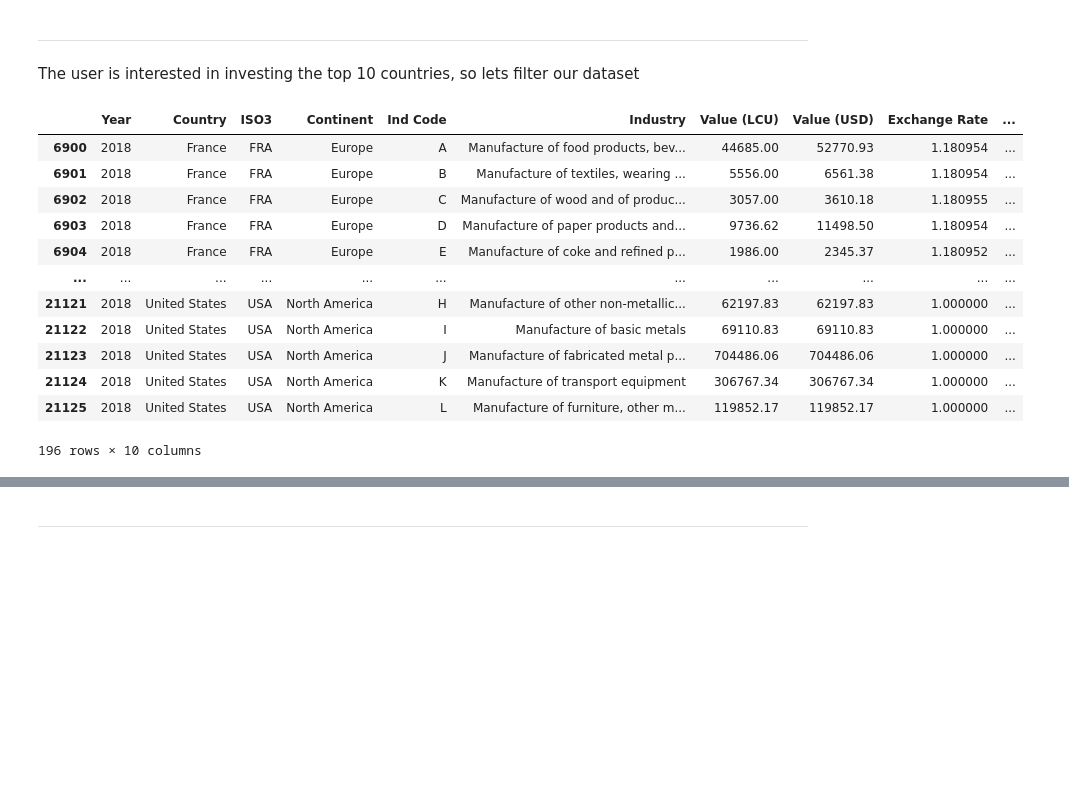
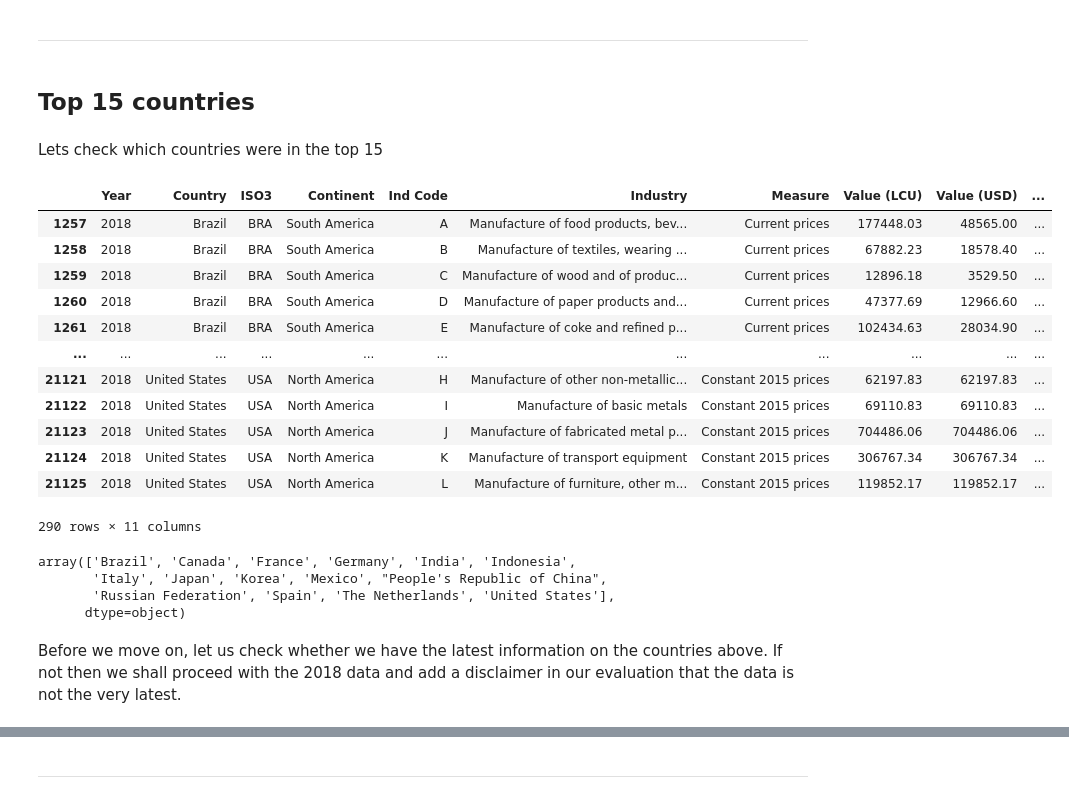
Before and after one commit to Tee-DataA/Capstone, a Jupyter notebook: jupyter_notebooks/EDA.ipynb, the cells around one changed output, grey strips where cells are left out. Drawn from its saved outputs; the diff is of its cells as text; code cells hidden in the pictures; blank space fills up the shorter version.

Commit message:
added current and constant csv. Performed initial EDA and filtered top 15 countries

```diff
--- a/jupyter_notebooks/EDA.ipynb
+++ b/jupyter_notebooks/EDA.ipynb
@@ -56,12 +56,12 @@ import seaborn as sns
 import plotly.express as px
 # %%
 # Load the datasets
-df_final = pd.read_csv(os.path.join(current_dir, 'df_final.csv'))
+df_eng_final = pd.read_csv(os.path.join(current_dir, 'df_eng_final.csv'))
 industry_total = pd.read_csv(os.path.join(current_dir, 'industry_total.csv'))
 industry_ref = pd.read_csv(os.path.join(current_dir, 'industry_reference.csv'))
 
 # Display the first few rows of each dataframe to confirm they are loaded correctly
-print(df_final.head(2))
+print(df_eng_final.head(2))
 print('----------------------------------------------------------------------------------')
 print(industry_total.head(2))
 print('----------------------------------------------------------------------------------')
@@ -92,10 +92,10 @@ print(industry_ref.head(2))
 Lets start by seeing the distribution of industries globally. We'll take the data from 2018 as this is the latest year which has most of the main countries available.
 # %%
 # Filter the data for the year 2018
-df_final_2018 = df_final[df_final['Year'] == 2018]
+df_eng_final_2018 = df_eng_final[df_eng_final['Year'] == 2018]
 
 # Create the sunburst chart
-fig = px.sunburst(data_frame=df_final_2018, path=['Continent', 'Country'], values='Value (USD)',
+fig = px.sunburst(data_frame=df_eng_final_2018, path=['Continent', 'Country'], values='Value (USD)',
                   color='Value (USD)', hover_name='ISO3')
 fig.show()
 # %% [markdown]
@@ -132,4 +131,2 @@ industry_ref
 # %% [markdown]
 ---
-# %% [markdown]
-The user is interested in investing the top 10 countries, so lets filter our dataset
@@ -138,26 +133,40 @@ print
+# %% [markdown]
+## Top 15 countries
+# %% [markdown]
+Lets check which countries were in the top 15
 # %%
 # Aggregate the data by country to get the total USD value for each country
-country_aggregated = df_final_2018.groupby('Country')['Value (USD)'].sum().reset_index()
+country_aggregated = df_eng_final_2018.groupby('Country')['Value (USD)'].sum().reset_index()
 
 # Sort the countries by the total USD value in descending order and select the top 10
-top_10_countries = country_aggregated.sort_values(by='Value (USD)', ascending=False).head(10)['Country']
+top_15_countries = country_aggregated.sort_values(by='Value (USD)', ascending=False).head(15)['Country']
 
-# Filter df_final_2018 to include only the top 10 countries
-df_final_2018_top_10 = df_final_2018[df_final_2018['Country'].isin(top_10_countries)]
+# Filter df_eng_final_2018 to include only the top 10 countries
+df_15 = df_eng_final_2018[df_eng_final_2018['Country'].isin(top_15_countries)]
 
 # Display the filtered dataframe
-df_final_2018_top_10
+df_15
 # %% [output]
-|  | Year | Country | ISO3 | Continent | Ind Code | Industry | Value (LCU) | Value (USD) | Exchange Rate | ... |
-| 6900 | 2018 | France | FRA | Europe | A | Manufacture of food products, bev... | 44685.00 | 52770.93 | 1.180954 | ... |
-| 6901 | 2018 | France | FRA | Europe | B | Manufacture of textiles, wearing ... | 5556.00 | 6561.38 | 1.180954 | ... |
-| 6902 | 2018 | France | FRA | Europe | C | Manufacture of wood and of produc... | 3057.00 | 3610.18 | 1.180955 | ... |
-| 6903 | 2018 | France | FRA | Europe | D | Manufacture of paper products and... | 9736.62 | 11498.50 | 1.180954 | ... |
-| 6904 | 2018 | France | FRA | Europe | E | Manufacture of coke and refined p... | 1986.00 | 2345.37 | 1.180952 | ... |
+|  | Year | Country | ISO3 | Continent | Ind Code | Industry | Measure | Value (LCU) | Value (USD) | ... |
+| 1257 | 2018 | Brazil | BRA | South America | A | Manufacture of food products, bev... | Current prices | 177448.03 | 48565.00 | ... |
+| 1258 | 2018 | Brazil | BRA | South America | B | Manufacture of textiles, wearing ... | Current prices | 67882.23 | 18578.40 | ... |
+| 1259 | 2018 | Brazil | BRA | South America | C | Manufacture of wood and of produc... | Current prices | 12896.18 | 3529.50 | ... |
+| 1260 | 2018 | Brazil | BRA | South America | D | Manufacture of paper products and... | Current prices | 47377.69 | 12966.60 | ... |
+| 1261 | 2018 | Brazil | BRA | South America | E | Manufacture of coke and refined p... | Current prices | 102434.63 | 28034.90 | ... |
 | ... | ... | ... | ... | ... | ... | ... | ... | ... | ... | ... |
-| 21121 | 2018 | United States | USA | North America | H | Manufacture of other non-metallic... | 62197.83 | 62197.83 | 1.000000 | ... |
-| 21122 | 2018 | United States | USA | North America | I | Manufacture of basic metals | 69110.83 | 69110.83 | 1.000000 | ... |
-| 21123 | 2018 | United States | USA | North America | J | Manufacture of fabricated metal p... | 704486.06 | 704486.06 | 1.000000 | ... |
-| 21124 | 2018 | United States | USA | North America | K | Manufacture of transport equipment | 306767.34 | 306767.34 | 1.000000 | ... |
-| 21125 | 2018 | United States | USA | North America | L | Manufacture of furniture, other m... | 119852.17 | 119852.17 | 1.000000 | ... |
+| 21121 | 2018 | United States | USA | North America | H | Manufacture of other non-metallic... | Constant 2015 prices | 62197.83 | 62197.83 | ... |
+| 21122 | 2018 | United States | USA | North America | I | Manufacture of basic metals | Constant 2015 prices | 69110.83 | 69110.83 | ... |
+| 21123 | 2018 | United States | USA | North America | J | Manufacture of fabricated metal p... | Constant 2015 prices | 704486.06 | 704486.06 | ... |
+| 21124 | 2018 | United States | USA | North America | K | Manufacture of transport equipment | Constant 2015 prices | 306767.34 | 306767.34 | ... |
+| 21125 | 2018 | United States | USA | North America | L | Manufacture of furniture, other m... | Constant 2015 prices | 119852.17 | 119852.17 | ... |
-196 rows × 10 columns
+290 rows × 11 columns
+# %%
+# Check the countries in the filtered dataframe
+df_15['Country'].unique()
+# %% [output]
+array(['Brazil', 'Canada', 'France', 'Germany', 'India', 'Indonesia',
+       'Italy', 'Japan', 'Korea', 'Mexico', "People's Republic of China",
+       'Russian Federation', 'Spain', 'The Netherlands', 'United States'],
+      dtype=object)
+# %% [markdown]
+Before we move on, let us check whether we have the latest information on the countries above. If not then we shall proceed with the 2018 data and add a disclaimer in our evaluation that the data is not the very latest.
```
Also changed, not shown: parts of 13 cells of this notebook, 3 other files.
